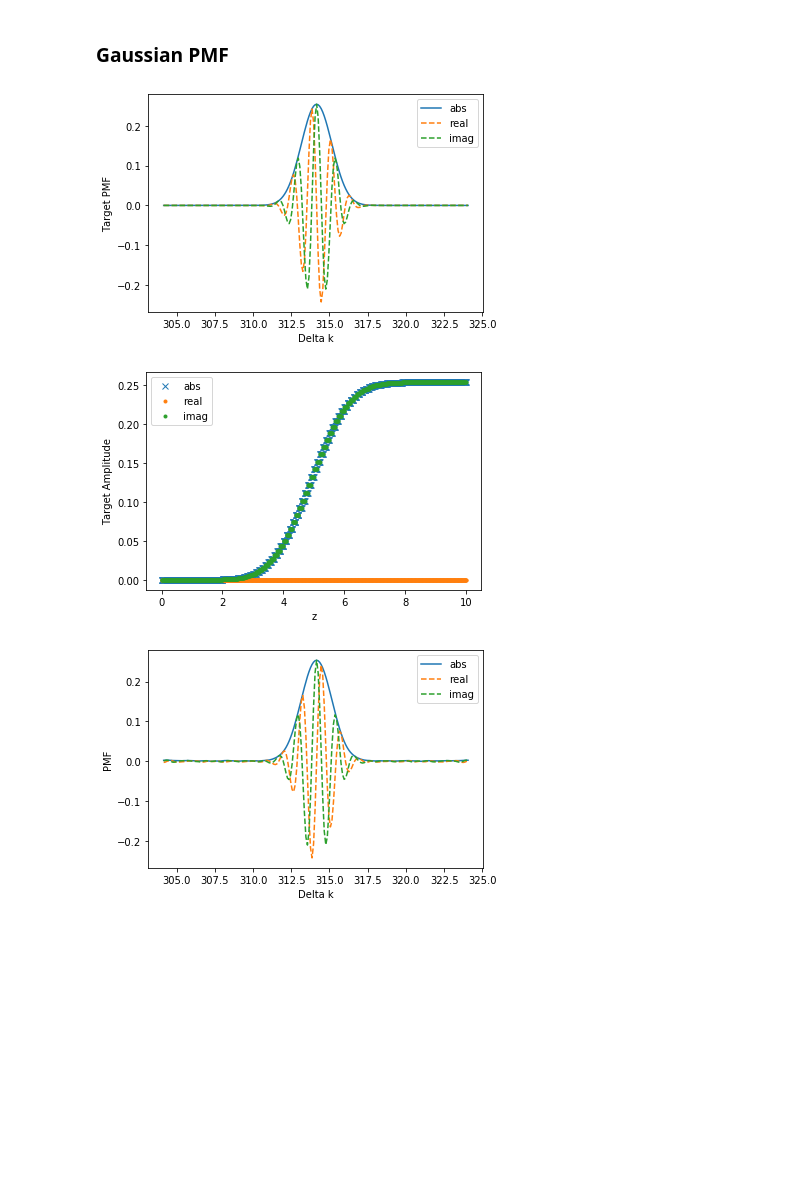
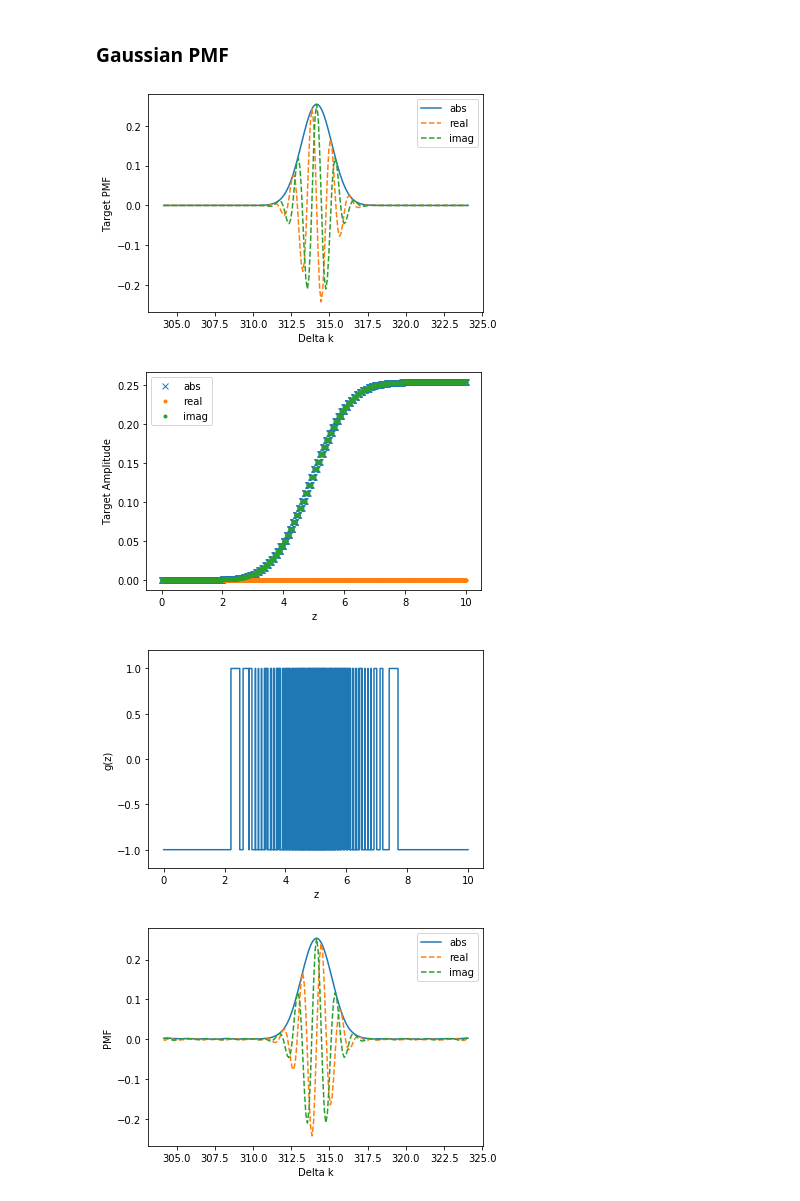
Before and after one commit to abranczyk/custom-poling, a Jupyter notebook: Tutorial 3 - Customizing a crystal.ipynb, the cells around one changed output. Saved outputs shown, nothing was run; the diff lists cells and outputs as text; code cells hidden in the pictures; blank space fills up the shorter version.

Commit message:
plot domain configuration

```diff
--- a/Tutorial 3 - Customizing a crystal.ipynb
+++ b/Tutorial 3 - Customizing a crystal.ipynb
@@ -53,26 +56,28 @@ custom_crystal_sinc.plot_pmf()
 # %%
 # Create a custom crystal object
 custom_crystal_gauss = CustomCrystal(domain_width,number_domains)
 domain_middles_gauss = custom_crystal_gauss.domain_middles
 
 #Define and plot the target function
 std = L/10.
 target_pmf_gauss = lambda k:1j*std*np.sqrt(2)/(np.pi*np.sqrt(np.pi))*np.exp(-(k-k0)**2/(2*std**2))*np.exp(1j * L/2 * k)
 target_gauss = Target(target_pmf_gauss,k_array)
 target_gauss.plot_pmf()
 
 # Compute and plot the target amplitude
 target_amplitude_gauss = target_gauss.compute_amplitude(k0,domain_middles_gauss,dz)
 target_gauss.plot_amplitude()
 
-# Compute the custom domains
+# Compute and plot the custom domains
 custom_domains_gauss = custom_crystal_gauss.compute_domains(target_amplitude_gauss,k0)
+custom_crystal_gauss.plot_domains()
 
 # Compute and plot the PMF for the cystomized crystal
 
 custom_crystal_gauss.compute_pmf(k_array)
 custom_crystal_gauss.plot_pmf()
 # %% [output]
 [figure]
 [figure]
-[figure, old version]
+[figure, new version]
+[figure, added]
```
Also changed, not shown: parts of 1 cell of this notebook, 3 other files.
